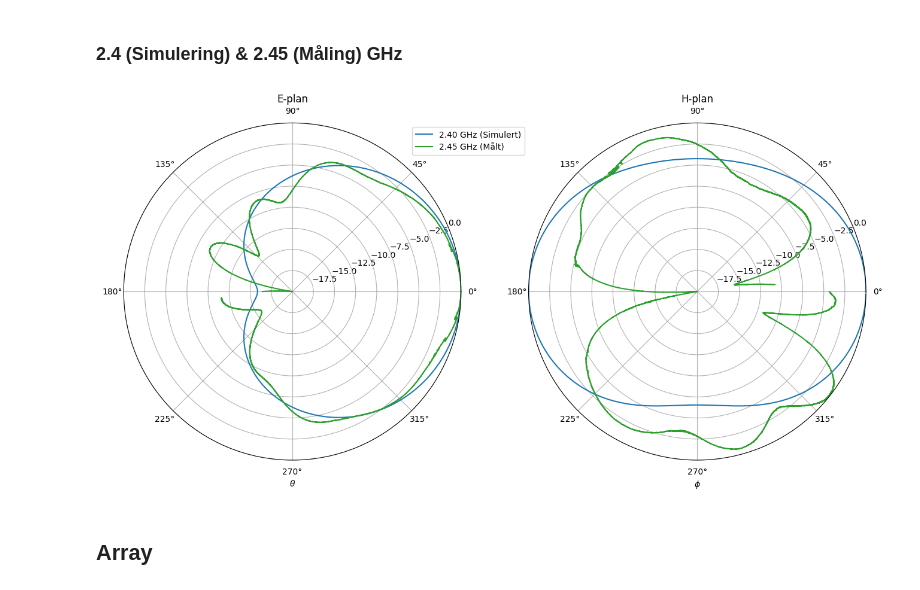
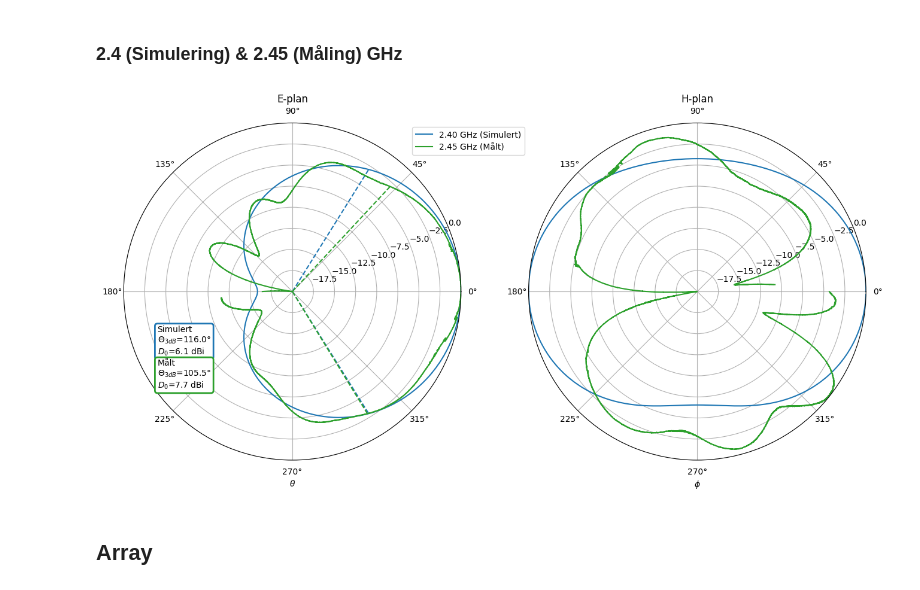
Before and after one commit to SkaugJr/TTT4215-Antenneteknikk, a Jupyter notebook: CST.ipynb, the cells around one changed output. Cells and saved outputs as stored; diff of their text form; code cells hidden in the pictures.

```diff
--- a/CST.ipynb
+++ b/CST.ipynb
@@ -486,8 +486,8 @@ plt.show()
 # %% [markdown]
 ### 2.4 (Simulering) & 2.45 (Måling) GHz
 # %%
-import scipy.interpolate as spi
 # Create DataFrames for each plane
+import scipy.integrate as spi
 df_eplan = pd.DataFrame(powers_eplan[:, np.where(frequencies_eplan == 2.45)[0][0]], index=angles_eplan, columns=['Power'])
 df_hplan = pd.DataFrame(powers_hplan[:, np.where(frequencies_hplan == 2.45)[0][0]], index=angles_hplan, columns=['Power'])
 
@@ -495,12 +495,19 @@ df_hplan = pd.DataFrame(powers_hplan[:, np.where(frequencies_hplan == 2.45)[0][0
 df_eplan['Power'] = df_eplan['Power'] - df_eplan['Power'].max()
 df_hplan['Power'] = df_hplan['Power'] - df_hplan['Power'].max()
 
+meas_D0_e = 10*np.log10(4*np.pi / (spi.simpson(10**(df_eplan['Power'].values/10), x=df_eplan.index.values*np.pi/180)))
 
 sim_path = 'CST_Data/2_4GHz3D.txt'
 columns = ["Theta [deg.]", "Phi [deg.]", "Abs(Dir.)[dBi]", "Abs(Cross)[dBi]", "Phase(Cross)[deg.]",
            "Abs(Copol)[dBi]", "Phase(Copol)[deg.]", "Ax.Ratio[dB]"]
 
 sim_data = pd.read_csv(sim_path, skiprows=2, names=columns, sep=r"\s+")
+
+# Find HPBW for E-plane
+sim_e_plane_hpbw = sim_data[sim_data["Phi [deg.]"].isin([0])].copy()
+sim_e_plane_hpbw = sim_e_plane_hpbw[sim_e_plane_hpbw["Abs(Dir.)[dBi]"].values >= sim_e_plane_hpbw["Abs(Dir.)[dBi]"].values.max()-3]
+sim_e_hpbw = 2*sim_e_plane_hpbw["Theta [deg.]"].values.max()
+
 
 e_plane1 = sim_data[sim_data["Phi [deg.]"].isin([0])]
 e_plane2 = sim_data[sim_data["Phi [deg.]"].isin([180])].copy()
@@ -510,35 +517,52 @@ sim_e_plane = pd.concat([e_plane1, e_plane2])
 sim_h_plane = sim_data[sim_data["Theta [deg.]"].isin([90])]
 
 sim_e_plane = sim_e_plane.sort_values(by="Theta [deg.]")
 sim_h_plane = sim_h_plane.sort_values(by="Phi [deg.]")
 
+sim_D0_e = sim_e_plane["Abs(Dir.)[dBi]"].max()
+
 # normalize the power
 sim_e_plane["Abs(Dir.)[dBi]"] = sim_e_plane["Abs(Dir.)[dBi]"] - sim_e_plane["Abs(Dir.)[dBi]"].max()
 sim_h_plane["Abs(Dir.)[dBi]"] = sim_h_plane["Abs(Dir.)[dBi]"] - sim_h_plane["Abs(Dir.)[dBi]"].max()
 
+# Find hpbw for E-plane borh simulated and measured
+meas_e_plane_hpbw = df_eplan[df_eplan["Power"] >= -3]
+meas_hpbw = meas_e_plane_hpbw.index.max() - meas_e_plane_hpbw.index.min()
+
+
+text_str_sim = 'Simulert' + '\n' + r'$\Theta_{3dB}$=' + f'{sim_e_hpbw:.1f}°' + '\n' + r'$D_0$=' + f'{sim_D0_e:.1f} dBi'
+text_str_meas = 'Målt' + '\n' + r'$\Theta_{3dB}$=' + f'{meas_hpbw:.1f}°' + '\n' + r'$D_0$=' + f'{meas_D0_e:.1f} dBi'
+
 fig, axs = plt.subplots(1, 2, subplot_kw={'projection': 'polar'}, figsize=(16, 8))
 
 # Plot for E-plan
-axs[0].plot(np.radians(sim_e_plane["Theta [deg.]"].values), sim_e_plane["Abs(Dir.)[dBi]"].values, label='2.40 GHz (Simulert)')
+axs[0].plot(np.radians(sim_e_plane["Theta [deg.]"].values), sim_e_plane["Abs(Dir.)[dBi]"].values, label='2.40 GHz (Simulert)', color='tab:blue')
+axs[0].plot([np.deg2rad(-sim_e_hpbw/2), np.deg2rad(-sim_e_hpbw/2)], [-20, -3], color='tab:blue', linestyle='dashed')
+axs[0].plot([np.deg2rad(sim_e_hpbw/2), np.deg2rad(sim_e_hpbw/2)], [-20, -3], color='tab:blue', linestyle='dashed')
+
 axs[0].plot(np.deg2rad(df_eplan.index), df_eplan['Power'], label='2.45 GHz (Målt)', color='tab:green')
+axs[0].plot([np.deg2rad(meas_e_plane_hpbw.index.min()), np.deg2rad(meas_e_plane_hpbw.index.min())], [-20, -3], color='tab:green', linestyle='dashed')
+axs[0].plot([np.deg2rad(meas_e_plane_hpbw.index.max()), np.deg2rad(meas_e_plane_hpbw.index.max())], [-20, -3], color='tab:green', linestyle='dashed')
 axs[0].legend(loc='upper right', bbox_to_anchor=(1.2, 1))
 axs[0].set_title('E-plan')
 axs[0].set_ylim(-20, 0)
 axs[0].set_xlabel(r"$\theta$")
+axs[0].text(0.1, 0.4, text_str_sim, transform=axs[0].transAxes, fontsize=10, verticalalignment='top', bbox=dict(boxstyle='round', facecolor='white', edgecolor='tab:blue', lw=2))
+axs[0].text(0.1, 0.3, text_str_meas, transform=axs[0].transAxes, fontsize=10, verticalalignment='top', bbox=dict(boxstyle='round', facecolor='white', edgecolor='tab:green', lw=2))
 
 # Plot for H-plan
 axs[1].plot(np.radians(sim_h_plane["Phi [deg.]"].values), sim_h_plane["Abs(Dir.)[dBi]"].values, label='2.40 GHz (Simulert)')
 axs[1].plot(np.deg2rad(df_hplan.index+ 180), df_hplan['Power'], label='2.45 GHz (Målt)', color='tab:green')
 #axs[1].legend(loc='upper right', bbox_to_anchor=(1.3, 1))
 axs[1].set_title('H-plan')
 axs[1].set_ylim(-20, 0)
 axs[1].set_xlabel(r"$\phi$")
 
 #plt.suptitle('Normaliserte strålingsdiagram, Enkelt-element')
 plt.savefig('Figurer/element_comp.pdf', bbox_inches='tight')
 plt.show()
 # %% [output]
-[figure, old version]
+[figure, new version]
 # %% [markdown]
 ## Array
 # %% [markdown]
```
Also changed, not shown: parts of 3 cells of this notebook, 13 other files.
